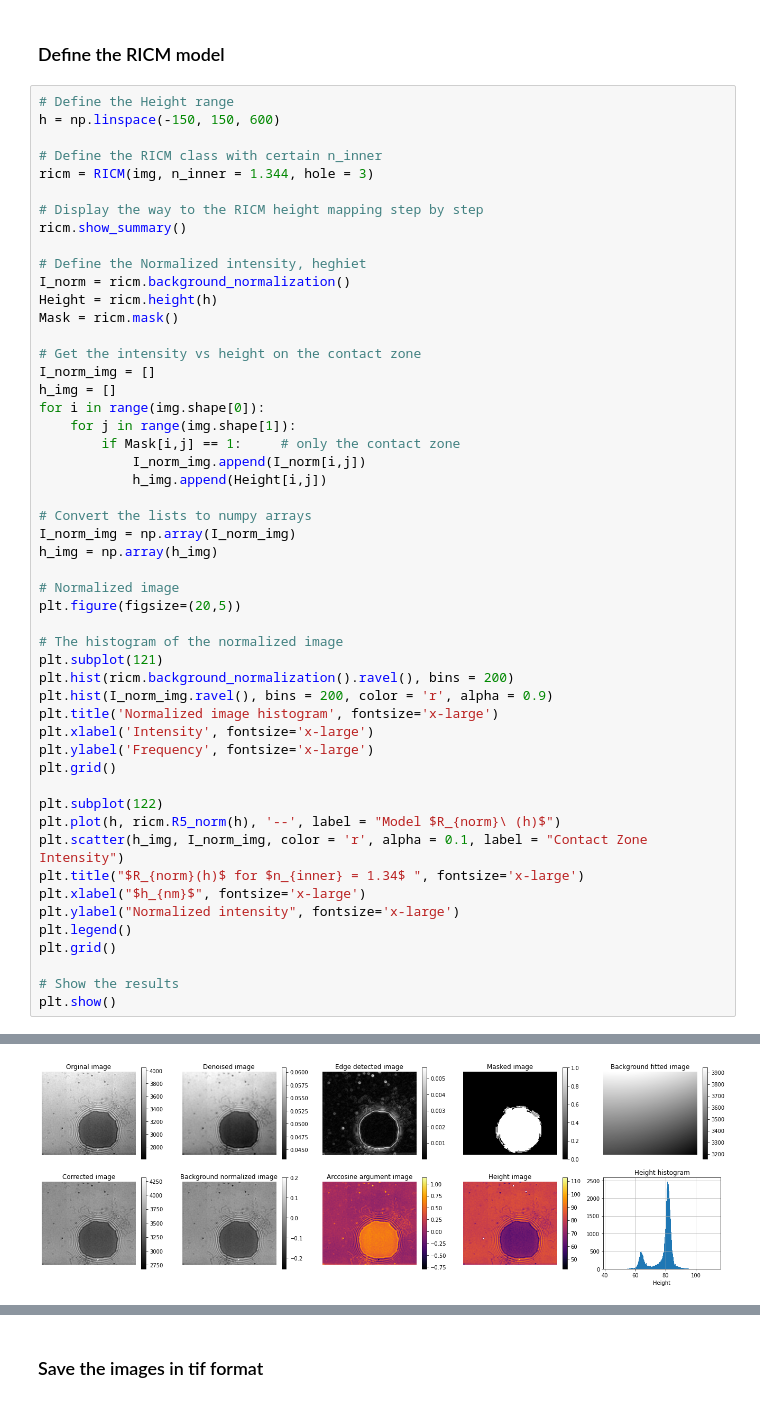
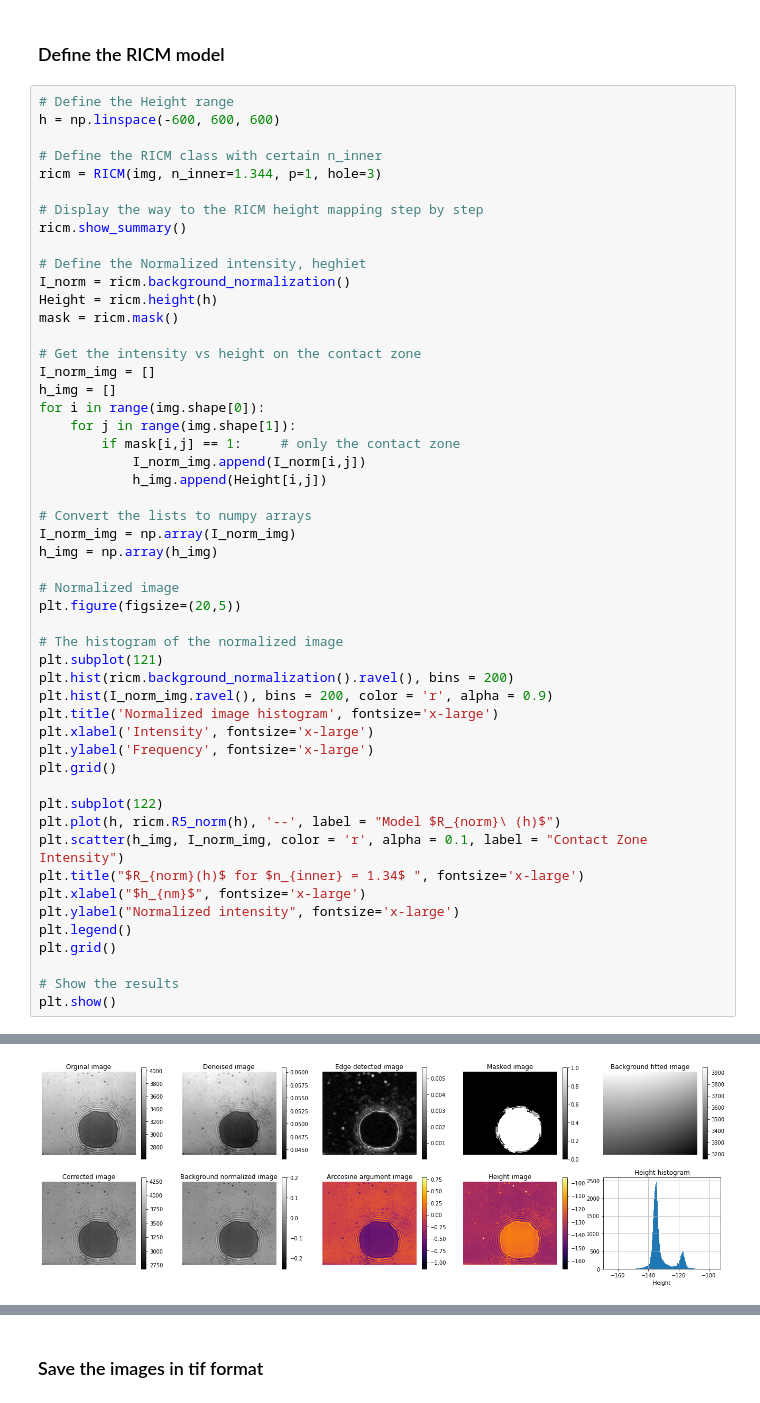
Before and after one commit to ahmed344/Membrane-Topography, a Jupyter notebook: Height_map_Ecad.ipynb, the cells around one changed output, grey strips where cells are left out. Drawn from its saved outputs; the diff is of its cells as text.

```diff
--- a/Height_map_Ecad.ipynb
+++ b/Height_map_Ecad.ipynb
@@ -72,10 +72,10 @@ plt.grid();
 ### Define the RICM model
 # %%
 # Define the Height range
-h = np.linspace(-150, 150, 600)
+h = np.linspace(-600, 600, 600)
 
 # Define the RICM class with certain n_inner
-ricm = RICM(img, n_inner = 1.344, hole = 3)
+ricm = RICM(img, n_inner=1.344, p=1, hole=3)
 
 # Display the way to the RICM height mapping step by step
 ricm.show_summary()
@@ -83,14 +83,14 @@ ricm.show_summary()
 # Define the Normalized intensity, heghiet
 I_norm = ricm.background_normalization()
 Height = ricm.height(h)
-Mask = ricm.mask()
+mask = ricm.mask()
 
 # Get the intensity vs height on the contact zone
 I_norm_img = []
 h_img = []
 for i in range(img.shape[0]):
     for j in range(img.shape[1]):
-        if Mask[i,j] == 1:     # only the contact zone
+        if mask[i,j] == 1:     # only the contact zone
             I_norm_img.append(I_norm[i,j])
             h_img.append(Height[i,j])
 
@@ -127 +127 @@ Y0 = 0.01, A = 0.24, h0 = 32.11
-[figure, old version]
+[figure, new version]
```
Also changed, not shown: parts of 7 cells of this notebook, 1 other file.
